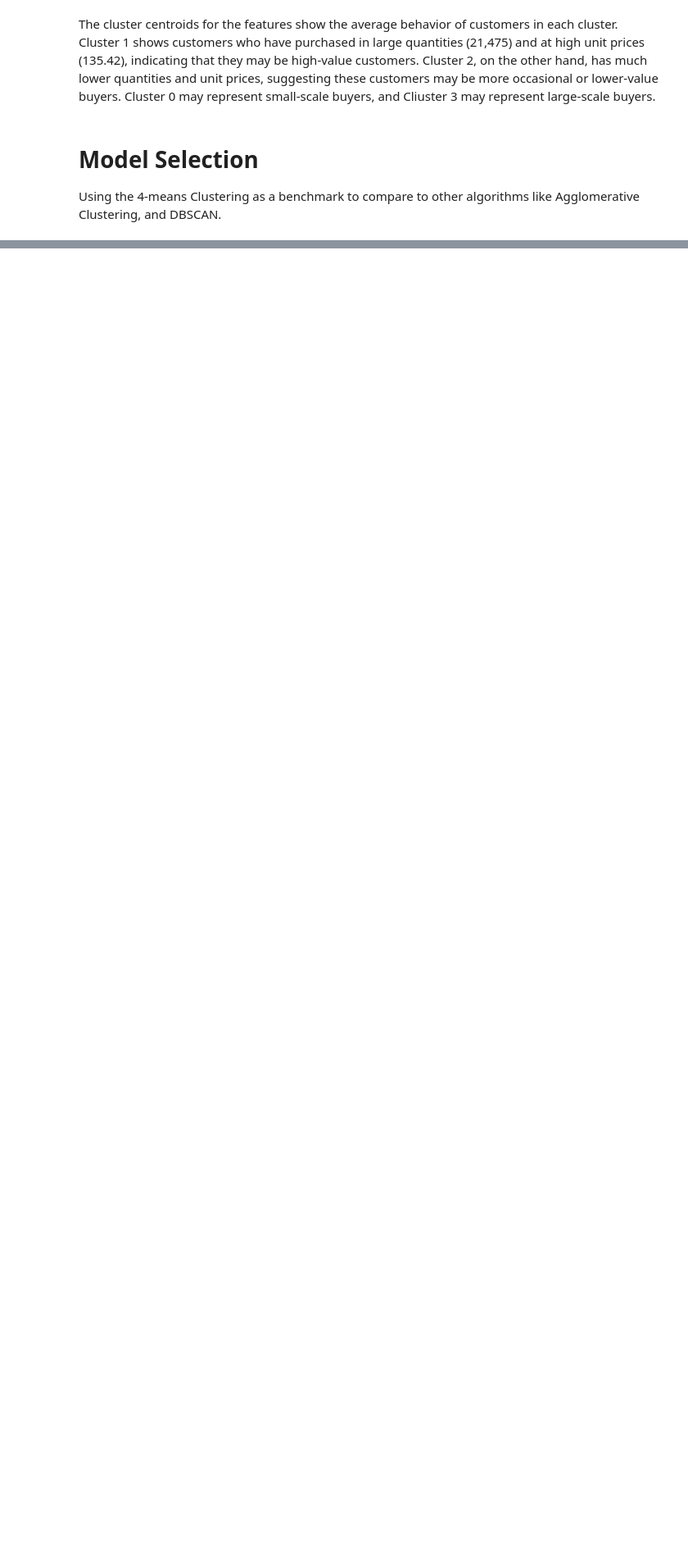
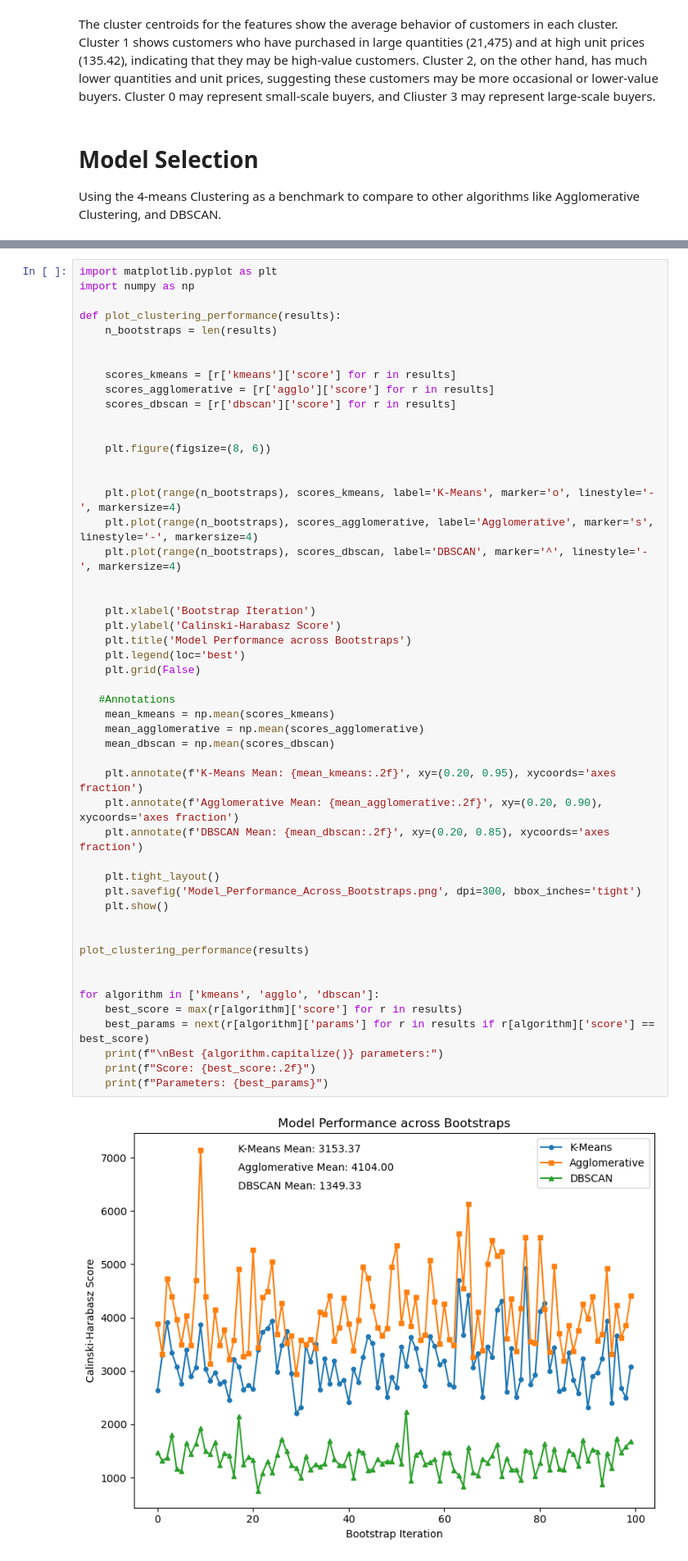
Before and after one commit to EOsamau/DS-Projects, a Jupyter notebook: Customer Segmentation/customer_segmentation.ipynb, the cells around one changed output, grey strips where cells are left out. Shown at 82% size. Cells and saved outputs as stored; diff of their text form; blank space fills up the shorter version.

```diff
--- a/Customer Segmentation/customer_segmentation.ipynb
+++ b/Customer Segmentation/customer_segmentation.ipynb
@@ -142,0 +244,52 @@ Using the 4-means Clustering as a benchmark to compare to other algorithms like
+# %%
+import matplotlib.pyplot as plt
+import numpy as np
+
+def plot_clustering_performance(results):
+    n_bootstraps = len(results)
+
+
+    scores_kmeans = [r['kmeans']['score'] for r in results]
+    scores_agglomerative = [r['agglo']['score'] for r in results]
+    scores_dbscan = [r['dbscan']['score'] for r in results]
+
+
+    plt.figure(figsize=(8, 6))
+
+
+    plt.plot(range(n_bootstraps), scores_kmeans, label='K-Means', marker='o', linestyle='-', markersize=4)
+    plt.plot(range(n_bootstraps), scores_agglomerative, label='Agglomerative', marker='s', linestyle='-', markersize=4)
+    plt.plot(range(n_bootstraps), scores_dbscan, label='DBSCAN', marker='^', linestyle='-', markersize=4)
+
+
+    plt.xlabel('Bootstrap Iteration')
+    plt.ylabel('Calinski-Harabasz Score')
+    plt.title('Model Performance across Bootstraps')
+    plt.legend(loc='best')
+    plt.grid(False)
+
+   #Annotations
+    mean_kmeans = np.mean(scores_kmeans)
+    mean_agglomerative = np.mean(scores_agglomerative)
+    mean_dbscan = np.mean(scores_dbscan)
+
+    plt.annotate(f'K-Means Mean: {mean_kmeans:.2f}', xy=(0.20, 0.95), xycoords='axes fraction')
+    plt.annotate(f'Agglomerative Mean: {mean_agglomerative:.2f}', xy=(0.20, 0.90), xycoords='axes fraction')
+    plt.annotate(f'DBSCAN Mean: {mean_dbscan:.2f}', xy=(0.20, 0.85), xycoords='axes fraction')
+
+    plt.tight_layout()
+    plt.savefig('Model_Performance_Across_Bootstraps.png', dpi=300, bbox_inches='tight')
+    plt.show()
+
+
+plot_clustering_performance(results)
+
+
+for algorithm in ['kmeans', 'agglo', 'dbscan']:
+    best_score = max(r[algorithm]['score'] for r in results)
+    best_params = next(r[algorithm]['params'] for r in results if r[algorithm]['score'] == best_score)
+    print(f"\nBest {algorithm.capitalize()} parameters:")
+    print(f"Score: {best_score:.2f}")
+    print(f"Parameters: {best_params}")
+# %% [output]
+[figure, added]
```
Also changed, not shown: parts of 34 cells of this notebook, 4 other files.
